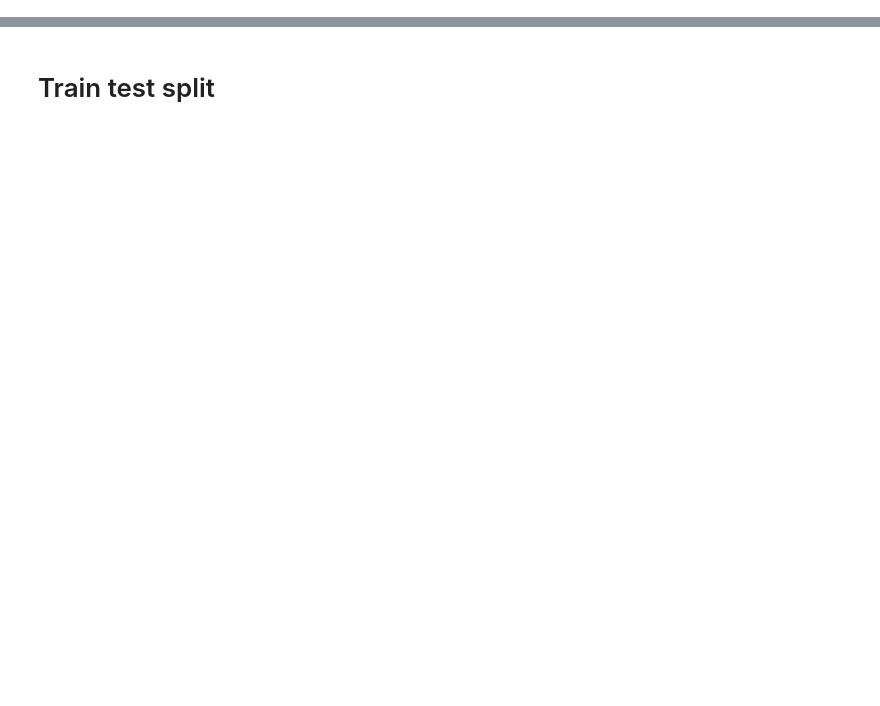
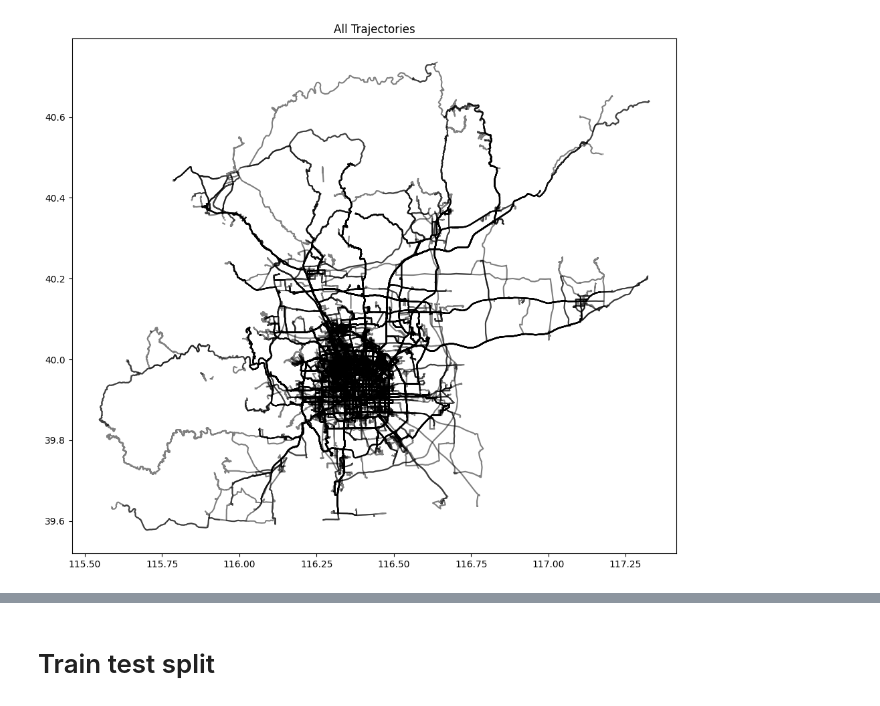
Before and after one commit to SzymonLeszkiewicz/GEO_EDA, a Jupyter notebook: baseline/traj_prediction/geolife/hex_prep.ipynb, the cells around one changed output, grey strips where cells are left out. Drawn from its saved outputs; the diff is of its cells as text; code cells hidden in the pictures; blank space fills up the shorter version.

```diff
--- a/baseline/traj_prediction/geolife/hex_prep.ipynb
+++ b/baseline/traj_prediction/geolife/hex_prep.ipynb
@@ -69,0 +45,5 @@ gdf_agg.head()
+# %%
+gdf = gpd.read_parquet(os.path.join('output_data', 'geolife_pekin_clean_small.parquet'))
+# %%
+gdf = gdf.to_crs(4326)
+gdf.crs
@@ -70,3 +75,9 @@ gdf_agg.head()
+# %%
+gdf.plot(figsize=(20, 10), alpha=0.5, edgecolor='k')
+plt.title('All Trajectories')
+plt.show()
+# %% [output]
+[figure, added]
 # %%
 def get_hex_neigh(traj):
     h3_dist = []
```
Also changed, not shown: parts of 31 cells of this notebook, 4 other files.
